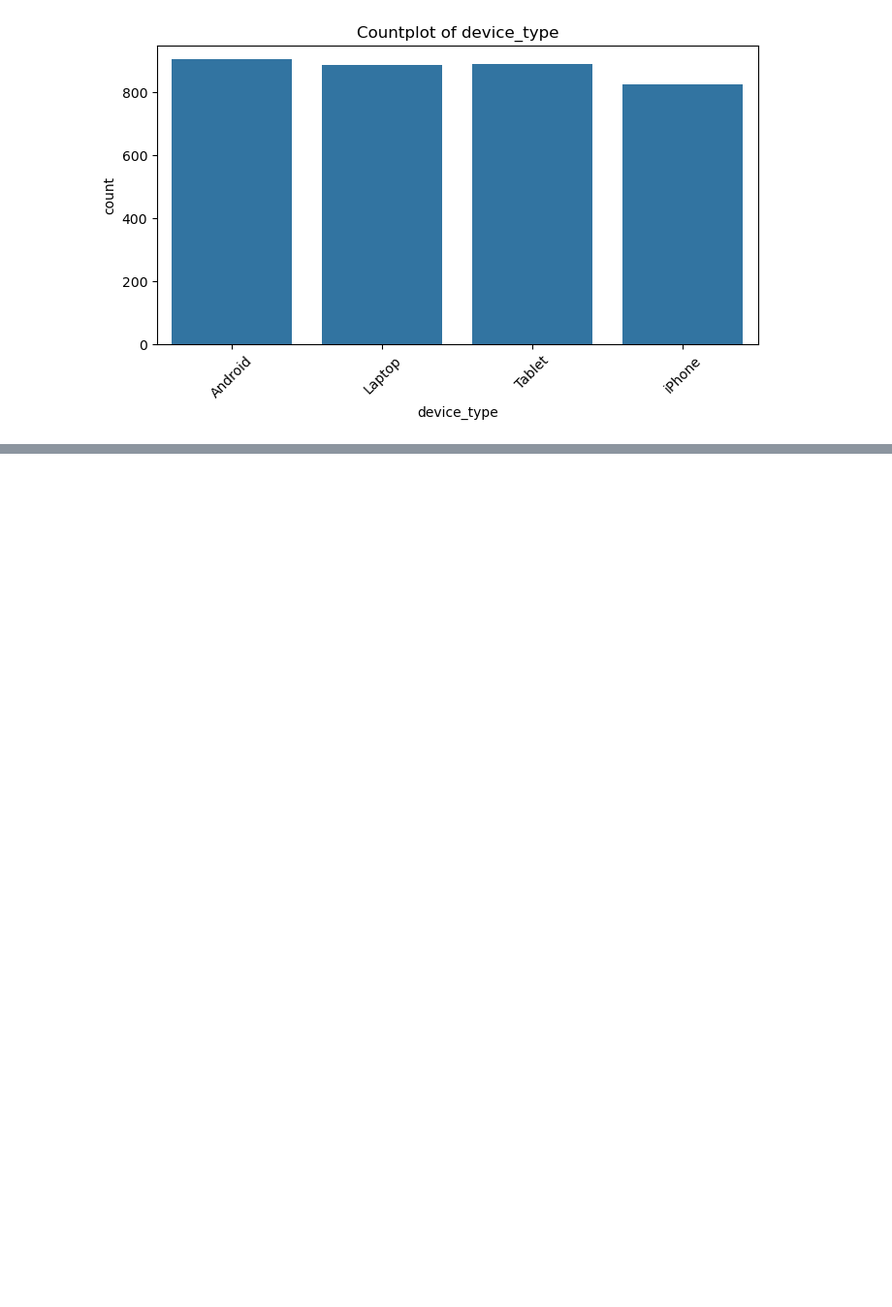
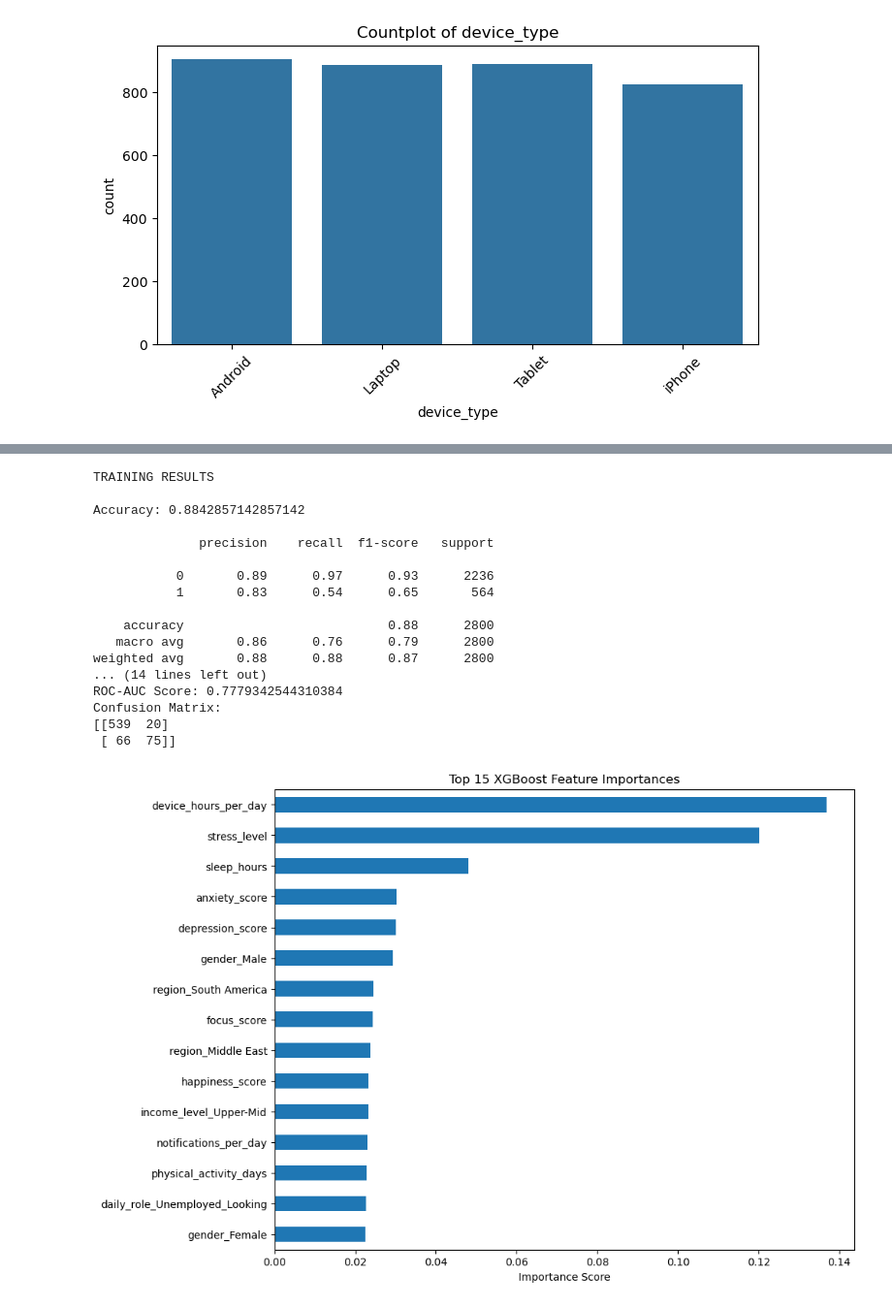
Before and after one commit to alananjungwei/ai-powered-digital-wellness-assistant, a Jupyter notebook: notebook.ipynb, the cells around one changed output, grey strips where cells are left out. Shown at 97% size. Cells and saved outputs as stored; diff of their text form; code cells hidden in the pictures; blank space fills up the shorter version.

```diff
--- a/notebook.ipynb
+++ b/notebook.ipynb
@@ -202,0 +291,2 @@ for col in categorical_cols:
+# %%
+X = pd.get_dummies(X, drop_first=False)
@@ -202,0 +315,3 @@ for col in categorical_cols:
+# %%
+bool_cols = X.select_dtypes(include='bool').columns
+X[bool_cols] = X[bool_cols].astype(int)
@@ -202,0 +374,4 @@ for col in categorical_cols:
+# %%
+scaler = StandardScaler()
+X_train_scaled = scaler.fit_transform(X_train)
+X_test_scaled = scaler.transform(X_test)
@@ -202,0 +539,69 @@ for col in categorical_cols:
+# %%
+xgb_model = XGBClassifier(
+    random_state=42,
+    n_estimators=200,
+    learning_rate=0.03,
+    max_depth=3,
+    subsample=0.7,
+    colsample_bytree=0.9,
+    eval_metric='logloss'
+)
+
+xgb_model.fit(X_train, y_train)
+y_train_pred = xgb_model.predict(X_train)
+
+# Training
+print("TRAINING RESULTS")
+print()
+print("Accuracy:", accuracy_score(y_train, y_train_pred))
+print()
+print(classification_report(y_train, y_train_pred))
+
+#Testing
+y_test_pred = xgb_model.predict(X_test)
+print("TESTING RESULTS")
+print()
+print("Accuracy:", accuracy_score(y_test, y_test_pred))
+print()
+print(classification_report(y_test, y_test_pred))
+
+y_test_prob = xgb_model.predict_proba(X_test)[:,1]
+
+# ROC-AUC
+roc_auc = roc_auc_score(y_test, y_test_prob)
+print("ROC-AUC Score:", roc_auc)
+
+# Confusion Matrix
+cm = confusion_matrix(y_test, y_test_pred)
+print("Confusion Matrix:")
+print(cm)
+
+importance = pd.Series(
+    xgb_model.feature_importances_,
+    index=X.columns
+).sort_values()
+
+plt.figure(figsize=(10,8))
+importance.tail(15).plot(kind='barh')
+plt.title("Top 15 XGBoost Feature Importances")
+plt.xlabel("Importance Score")
+plt.show()
+# %% [output]
+TRAINING RESULTS
+
+Accuracy: 0.8842857142857142
+
+              precision    recall  f1-score   support
+
+           0       0.89      0.97      0.93      2236
+           1       0.83      0.54      0.65       564
+
+    accuracy                           0.88      2800
+   macro avg       0.86      0.76      0.79      2800
+weighted avg       0.88      0.88      0.87      2800
+... (14 lines left out)
+ROC-AUC Score: 0.7779342544310384
+Confusion Matrix:
+[[539  20]
+ [ 66  75]]
+[figure, added]
```
Also changed, not shown: parts of 100 cells of this notebook, 31 other files.
